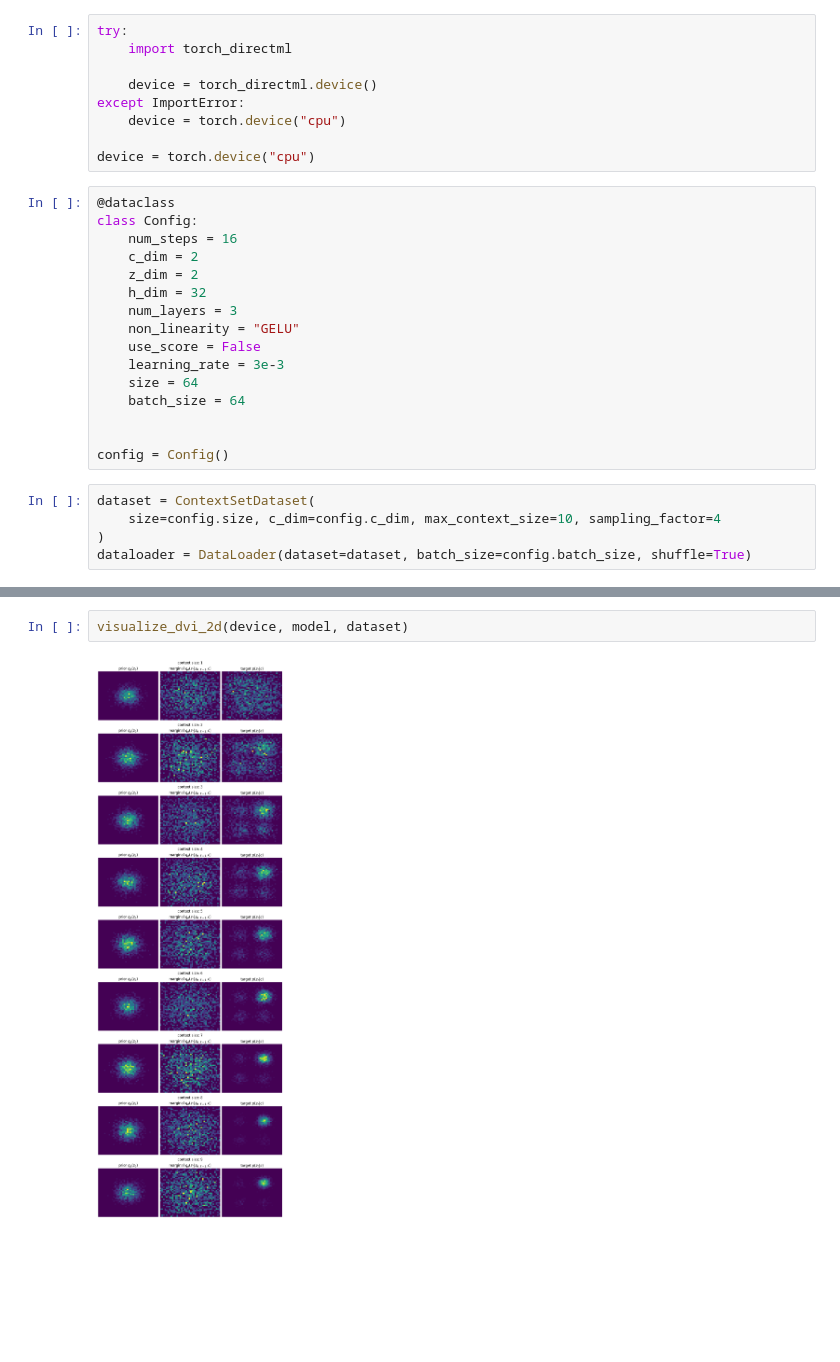
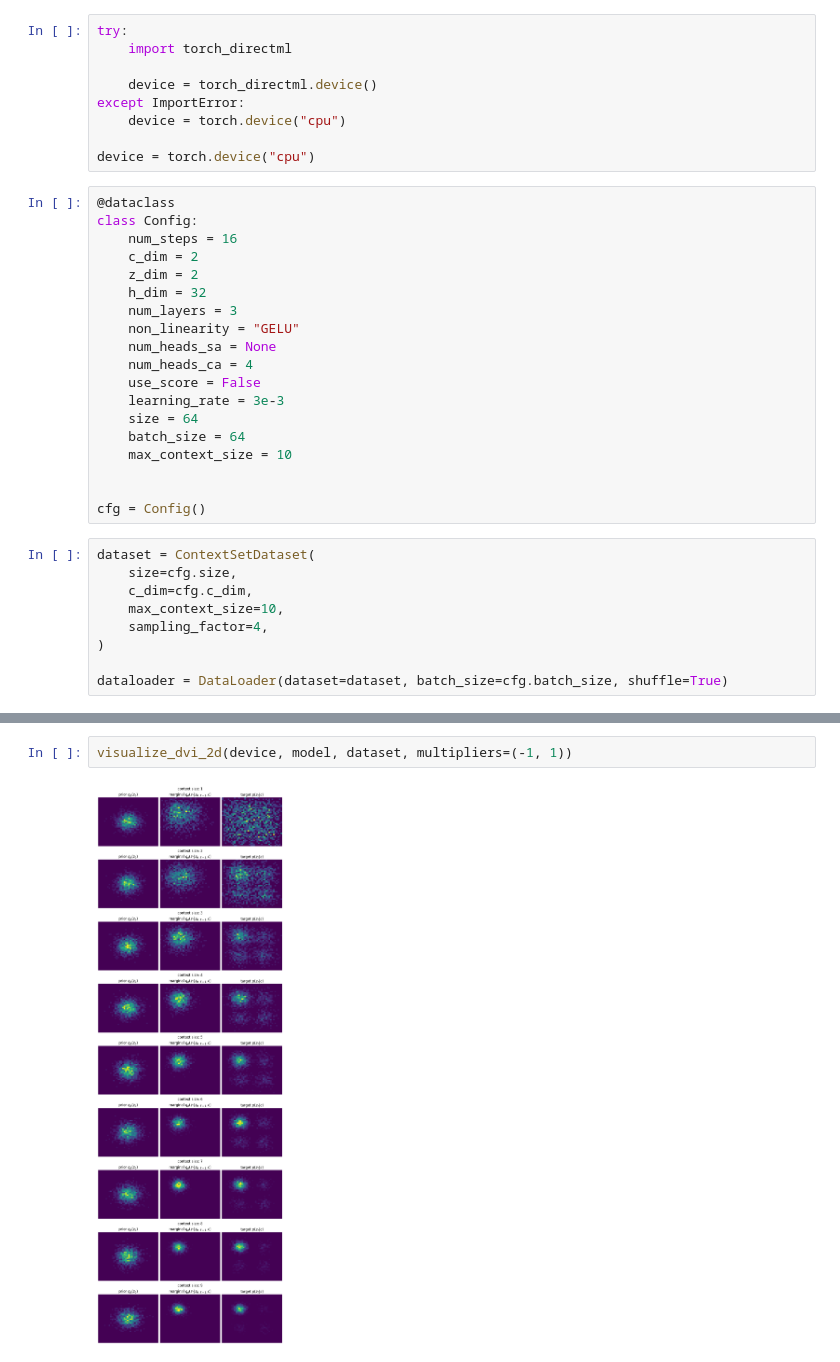
Before and after one commit to ChickNCurry/dvi-for-bml, a Jupyter notebook: notebooks/exp_dvi_2d.ipynb, the cells around one changed output, grey strips where cells are left out. Drawn from its saved outputs; the diff is of its cells as text; blank space fills up the shorter version.

```diff
--- a/notebooks/exp_dvi_2d.ipynb
+++ b/notebooks/exp_dvi_2d.ipynb
@@ -53,18 +55,25 @@ class Config:
     h_dim = 32
     num_layers = 3
     non_linearity = "GELU"
+    num_heads_sa = None
+    num_heads_ca = 4
     use_score = False
     learning_rate = 3e-3
     size = 64
     batch_size = 64
+    max_context_size = 10
 
 
-config = Config()
+cfg = Config()
 # %%
 dataset = ContextSetDataset(
-    size=config.size, c_dim=config.c_dim, max_context_size=10, sampling_factor=4
+    size=cfg.size,
+    c_dim=cfg.c_dim,
+    max_context_size=10,
+    sampling_factor=4,
 )
-dataloader = DataLoader(dataset=dataset, batch_size=config.batch_size, shuffle=True)
+
+dataloader = DataLoader(dataset=dataset, batch_size=cfg.batch_size, shuffle=True)
 # %%
 contextual_target = TaskPosteriorGMM
 
@@ -264,4 +290,4 @@ RuntimeError: The size of tensor a (64) must match the size of tensor b (32) at
 # %%
-visualize_dvi_2d(device, model, dataset)
+visualize_dvi_2d(device, model, dataset, multipliers=(-1, 1))
 # %% [output]
-[figure, old version]
+[figure, new version]
```
Also changed, not shown: parts of 5 cells of this notebook, 7 other files.
